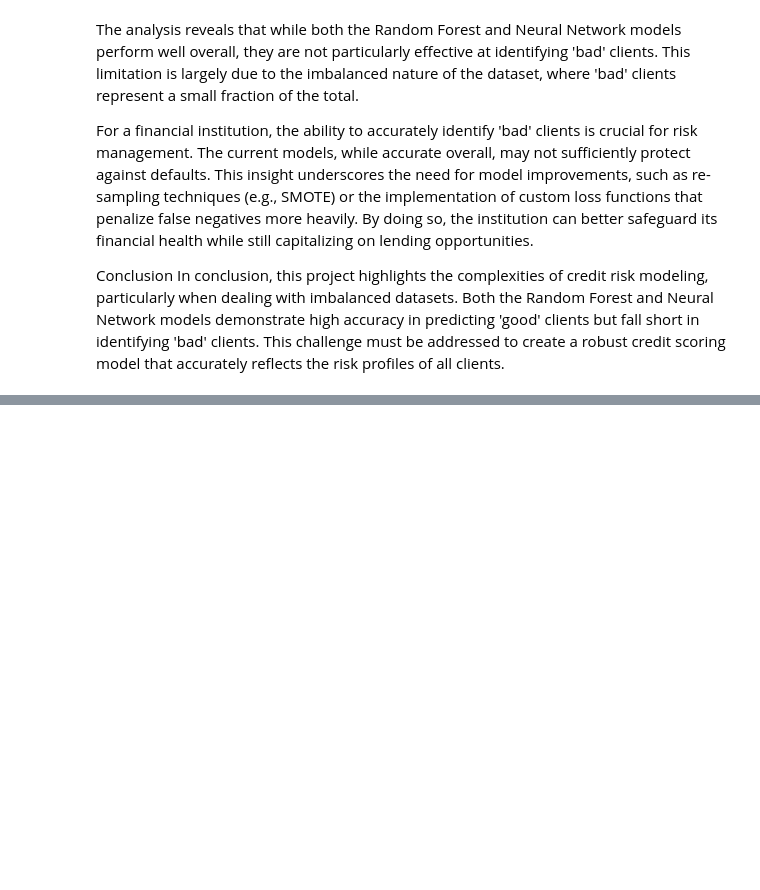
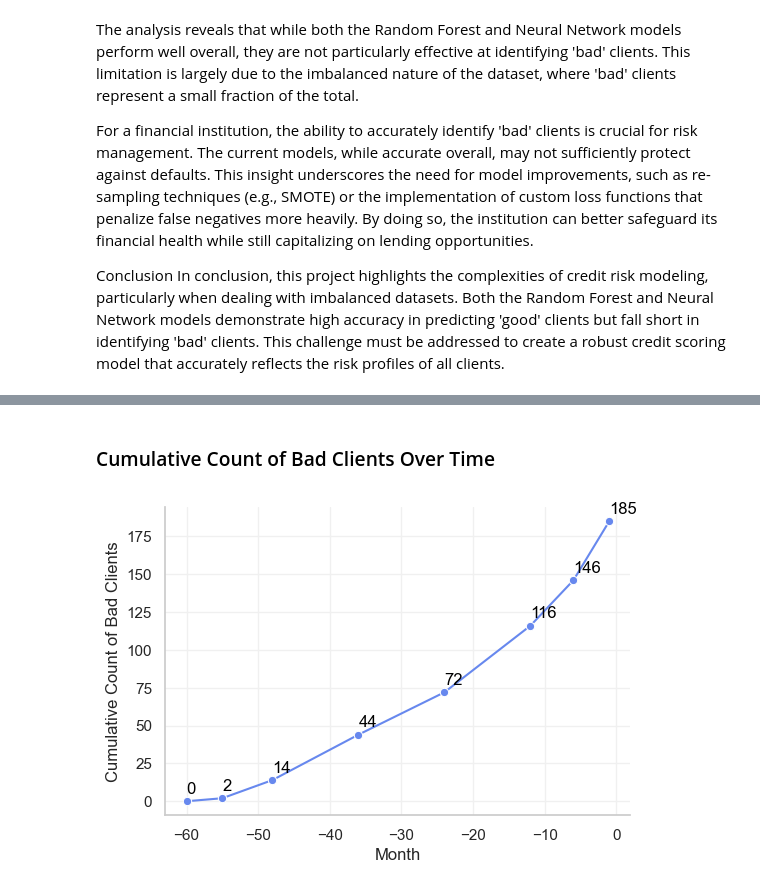
Before and after one commit to huixincai/team_project2, a Jupyter notebook: project2/Project2.ipynb, the cells around one changed output, grey strips where cells are left out. Drawn from its saved outputs; the diff is of its cells as text; code cells hidden in the pictures; blank space fills up the shorter version.

```diff
--- a/project2/Project2.ipynb
+++ b/project2/Project2.ipynb
@@ -789,0 +636,20 @@ In conclusion, this project highlights the complexities of credit risk modeling,
+# %%
+grouped_credit = credit_df.groupby("ID")
+client_lifetime = credit_df[["ID", "MONTHS_BALANCE", "STATUS"]]
+
+wide_credit_table = client_lifetime.pivot(
+    index="ID", columns="MONTHS_BALANCE", values="STATUS"
+)
+wide_credit_table["OPEN_MONTH"] = grouped_credit[
+    "MONTHS_BALANCE"
+].min()  # smallest value of MONTHS_BALANCE, is the month when loan was granted
+wide_credit_table["END_MONTH"] = grouped_credit[
+    "MONTHS_BALANCE"
+].max()  # biggest value of MONTHS_BALANCE, end of observe window or end of loan
+wide_credit_table["TIME_WINDOW"] = (
+    wide_credit_table["END_MONTH"] - wide_credit_table["OPEN_MONTH"]
+)  # calculate observe `window` of each ID
+wide_credit_table["ID"] = wide_credit_table.index
+wide_credit_table.columns = wide_credit_table.columns.astype(str)
+wide_credit_table.reset_index(drop=True, inplace=True)
+wide_credit_table.head(5).style.set_caption("Wide Credit Table")
@@ -789,0 +718,49 @@ In conclusion, this project highlights the complexities of credit risk modeling,
+# %% [markdown]
+### Cumulative Count of Bad Clients Over Time
+# %%
+# Count the number of bad clients (values > 3) for each client cumulatively
+time_points = [-60, -55, -48, -36, -24, -12, -6, -1]
+
+filtered_df = aligned_monthly_data[
+    ["OPEN_MONTH"] + [str(month) for month in time_points]
+]
+
+cumulative_results = {}
+
+BAD_CLIENT = 2  # Clients with status 2, 3, 4, or 5 are considered bad
+
+for month in time_points:
+    # Select all columns from OPEN_MONTH to the current month
+    cumulative_df = filtered_df.loc[:, "OPEN_MONTH" : str(month)]
+    cumulative_bad_clients = (cumulative_df > BAD_CLIENT).sum(axis=1)
+    cumulative_count = (cumulative_bad_clients > 0).sum()
+    cumulative_results[month] = cumulative_count
+
+cumulative_results_df = pd.DataFrame(
+    list(cumulative_results.items()),
+    columns=["Month", "Cumulative Count of Bad Clients"],
+)
+
+plt.figure(figsize=(6, 4))
+ax = sns.lineplot(
+    x="Month",
+    y="Cumulative Count of Bad Clients",
+    data=cumulative_results_df,
+    marker="o",
+)
+
+# Add numbers on top of the bars
+for index, row in cumulative_results_df.iterrows():
+    ax.text(
+        row["Month"],
+        row["Cumulative Count of Bad Clients"] + 5,  # Slightly above the bar
+        f'{row["Cumulative Count of Bad Clients"]}',
+        color="black",
+    )
+
+plt.xlabel("Month")
+plt.ylabel("Cumulative Count of Bad Clients")
+sns.despine(top=True, right=True)
+plt.show()
+# %% [output]
+[figure, added]
```
Also changed, not shown: parts of 55 cells of this notebook.
